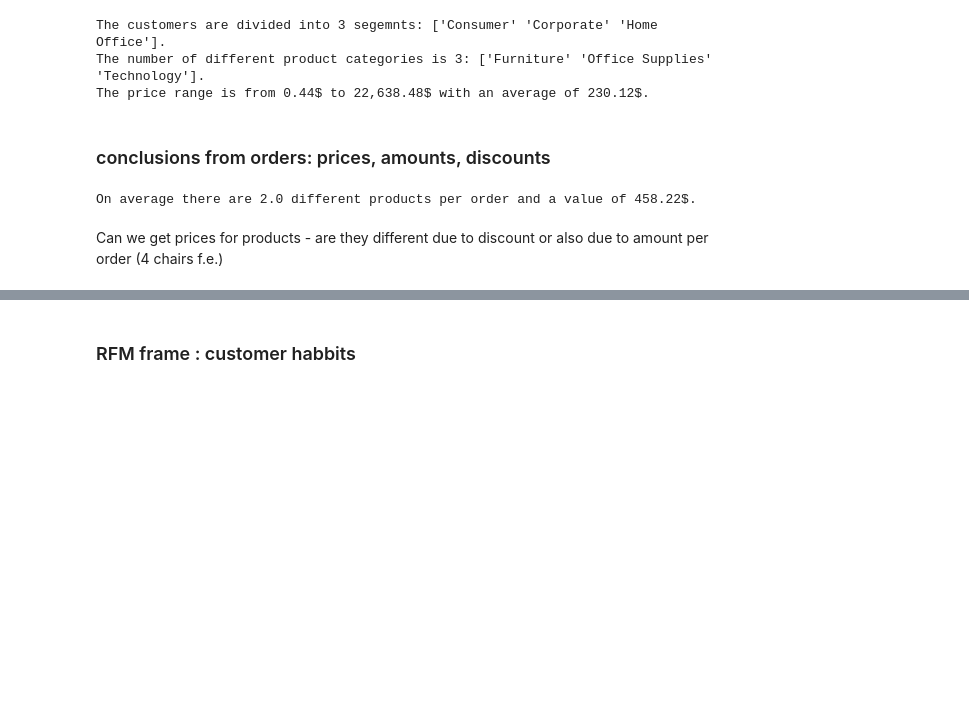
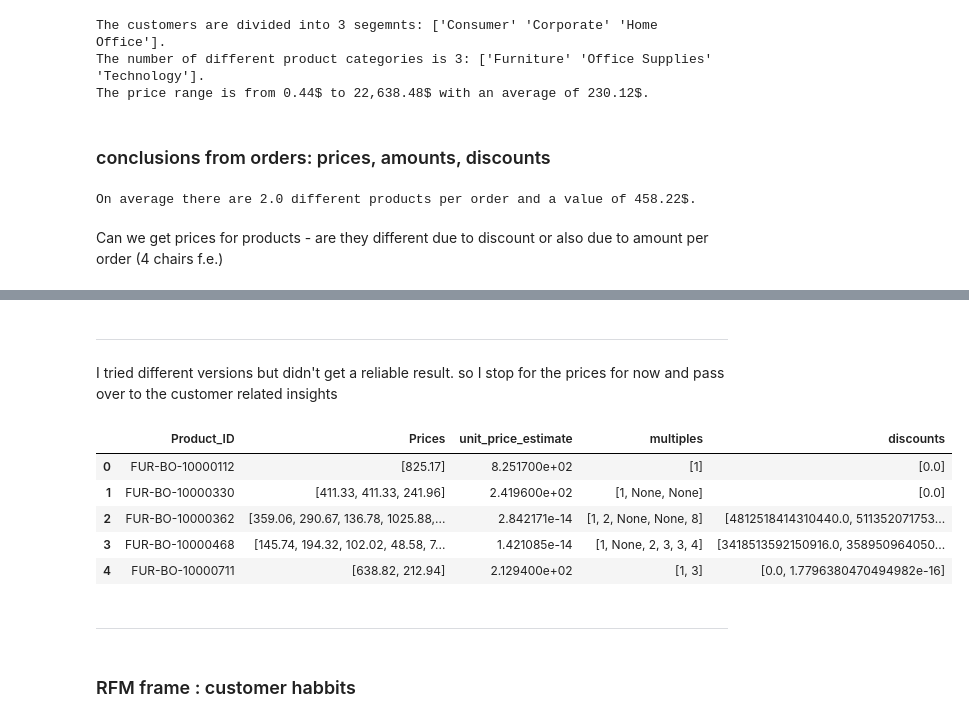
Before and after one commit to katharina-data/superstore, a Jupyter notebook: crm_analyes.ipynb, the cells around one changed output, grey strips where cells are left out. Saved outputs shown, nothing was run; the diff lists cells and outputs as text; code cells hidden in the pictures; blank space fills up the shorter version.

```diff
--- a/crm_analyes.ipynb
+++ b/crm_analyes.ipynb
@@ -233,3 +267,80 @@ Name: Sales, dtype: object
+# %% [markdown]
+-----
+I tried different versions but didn't get a reliable result. so I stop for the prices for now and pass over to the customer related insights
+# %%
+# analysing the prices
+
+
+def gcd(a, b):
+    # Compute the greatest common divisor using Euclid's algorithm
+    while b:
+        a, b = b, a % b
+    return a
+
+def analyze_product_prices(prices):
+    prices = sorted(prices)  # Sort prices for easier analysis
+    min_price = min(prices)  # Lowest price as starting point (unit price candidate)
+
+    # Step 1: Calculate initial multiples
+    multiples = [price / min_price for price in prices]
+
+    # Step 2: Check if the multiples are valid (whole number multiples with a tolerance of 10%)
+    valid_multiples = []
+    for multiple in multiples:
+        rounded_multiple = round(multiple)
+        # Check if the difference between the rounded multiple and the actual multiple is within 10% tolerance
+        if abs(multiple - rounded_multiple) <= 0.1 * rounded_multiple:
+            valid_multiples.append(rounded_multiple)
+        else:
+            valid_multiples.append(None)  # Mark invalid multiples
+
+    # Step 3: If all multiples are invalid, use the GCD approach to find a new valid unit price
+    if None in valid_multiples:
+        # Convert price differences to integers (by multiplying by 100 to handle two decimal places)
+        price_differences = [abs(prices[i] - prices[i-1]) for i in range(1, len(prices))]  # Using integer values
+        gcd_value = price_differences[0]
+        for diff in price_differences[1:]:
+            gcd_value = gcd(gcd_value, diff)
+
+        # The GCD might give us a new candidate for the unit price
+        new_unit_price = gcd_value  # Now we don't scale it down, as we're working with integers
+
+        multiples = [price / new_unit_price for price in prices]
+
+        # If the GCD approach didn't yield valid multiples, return the best effort
+        if any(abs(multiple - round(multiple)) > 0.1 * round(multiple) for multiple in multiples):
+            new_unit_price = min_price  # Fallback to the original minimal price
+
+    else:
+        new_unit_price = min_price  # If valid multiples were found, keep the original minimum price
+
+    # Step 4: Return results with the calculated unit price and multiples
+    return {
+        "unit_price_estimate": new_unit_price,
+        "multiples": valid_multiples,
+        "discounts": [(price - new_unit_price * valid_multiple) / (new_unit_price * valid_multiple)
+                      for price, valid_multiple in zip(prices, valid_multiples) if valid_multiple is not None]
+    }
+
+# Example usage on a dataframe column 'Prices'
+df_price_analysis = df_prices['Prices'].apply(analyze_product_prices)
+
+# Expand the result into columns if needed
+df_price_analysis_expanded = pd.json_normalize(df_price_analysis)
+
+# Merging it back with the original dataframe if necessary
+df_prices_with_analysis = pd.concat([df_prices, df_price_analysis_expanded], axis=1)
+
+df_prices_with_analysis.head()
+# %% [output]
+|  | Product_ID | Prices | unit_price_estimate | multiples | discounts |
+| 0 | FUR-BO-10000112 | [825.17] | 8.251700e+02 | [1] | [0.0] |
+| 1 | FUR-BO-10000330 | [411.33, 411.33, 241.96] | 2.419600e+02 | [1, None, None] | [0.0] |
+| 2 | FUR-BO-10000362 | [359.06, 290.67, 136.78, 1025.88,... | 2.842171e-14 | [1, 2, None, None, 8] | [4812518414310440.0, 511352071753... |
+| 3 | FUR-BO-10000468 | [145.74, 194.32, 102.02, 48.58, 7... | 1.421085e-14 | [1, None, 2, 3, 3, 4] | [3418513592150916.0, 358950964050... |
+| 4 | FUR-BO-10000711 | [638.82, 212.94] | 2.129400e+02 | [1, 3] | [0.0, 1.7796380470494982e-16] |
+# %% [markdown]
+----
 # %% [markdown]
 ### RFM frame : customer habbits
 # %%
```
Also changed, not shown: parts of 4 cells of this notebook.
